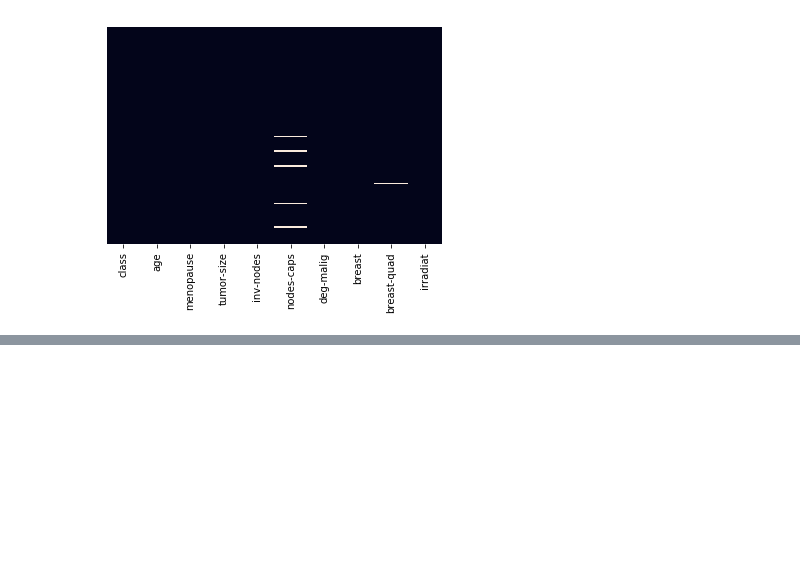
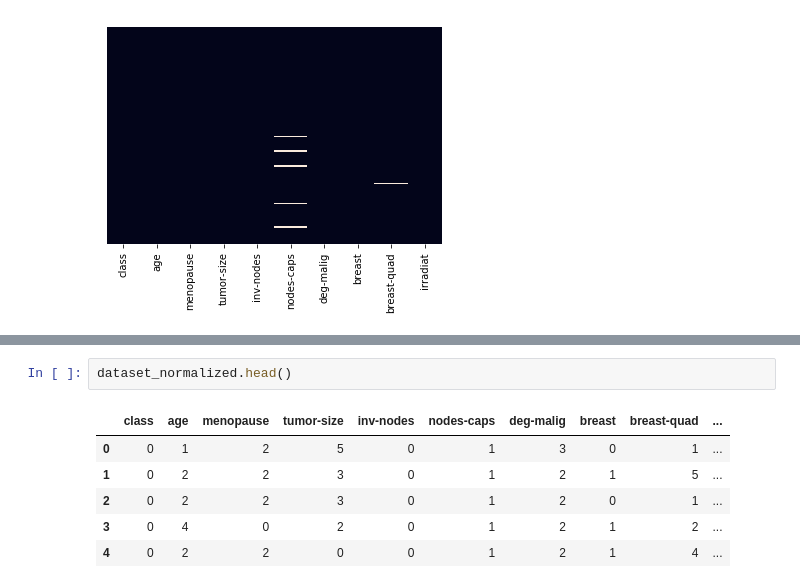
Before and after one commit to ednunes/machine-learning-projects, a Jupyter notebook: main.ipynb, the cells around one changed output, grey strips where cells are left out. Drawn from its saved outputs; the diff is of its cells as text; blank space fills up the shorter version.

```diff
--- a/main.ipynb
+++ b/main.ipynb
@@ -185,0 +198,9 @@ features = list(zip(age_normalized, deg_malig_normalized))
+# %%
+dataset_normalized.head()
+# %% [output]
+|  | class | age | menopause | tumor-size | inv-nodes | nodes-caps | deg-malig | breast | breast-quad | ... |
+| 0 | 0 | 1 | 2 | 5 | 0 | 1 | 3 | 0 | 1 | ... |
+| 1 | 0 | 2 | 2 | 3 | 0 | 1 | 2 | 1 | 5 | ... |
+| 2 | 0 | 2 | 2 | 3 | 0 | 1 | 2 | 0 | 1 | ... |
+| 3 | 0 | 4 | 0 | 2 | 0 | 1 | 2 | 1 | 2 | ... |
+| 4 | 0 | 2 | 2 | 0 | 0 | 1 | 2 | 1 | 4 | ... |
```
Also changed, not shown: parts of 5 cells of this notebook.
